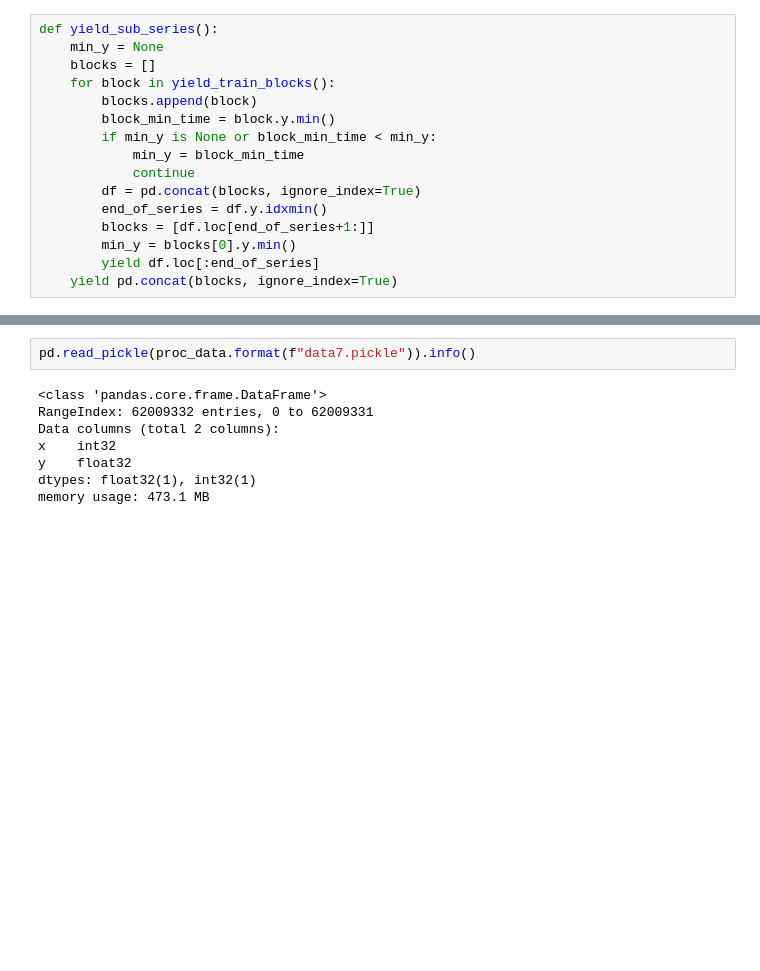
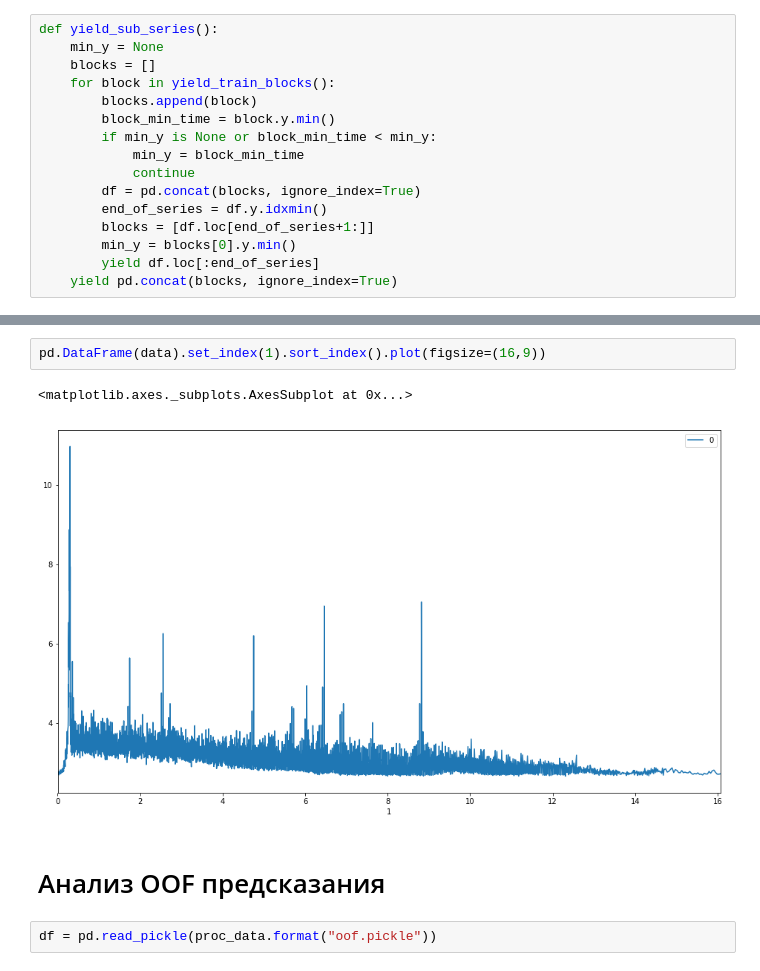
Before and after one commit to WLM1ke/LANL_Earthquake_Prediction, a Jupyter notebook: notebooks/EDA.ipynb, the cells around one changed output, grey strips where cells are left out. Cells and saved outputs as stored; diff of their text form; blank space fills up the shorter version.

```diff
--- a/notebooks/EDA.ipynb
+++ b/notebooks/EDA.ipynb
@@ -160,10 +118,9 @@ print(q)
+# %%
+pd.DataFrame(data).set_index(1).sort_index().plot(figsize=(16,9))
+# %% [output]
+<matplotlib.axes._subplots.AxesSubplot at 0x...>
+[figure, added]
+# %% [markdown]
+# Анализ OOF предсказания
 # %%
-pd.read_pickle(proc_data.format(f"data7.pickle")).info()
+df = pd.read_pickle(proc_data.format("oof.pickle"))
-# %% [output]
-<class 'pandas.core.frame.DataFrame'>
-RangeIndex: 62009332 entries, 0 to 62009331
-Data columns (total 2 columns):
-x    int32
-y    float32
-dtypes: float32(1), int32(1)
-memory usage: 473.1 MB
```
Also changed, not shown: parts of 36 cells of this notebook, 3 other files.
